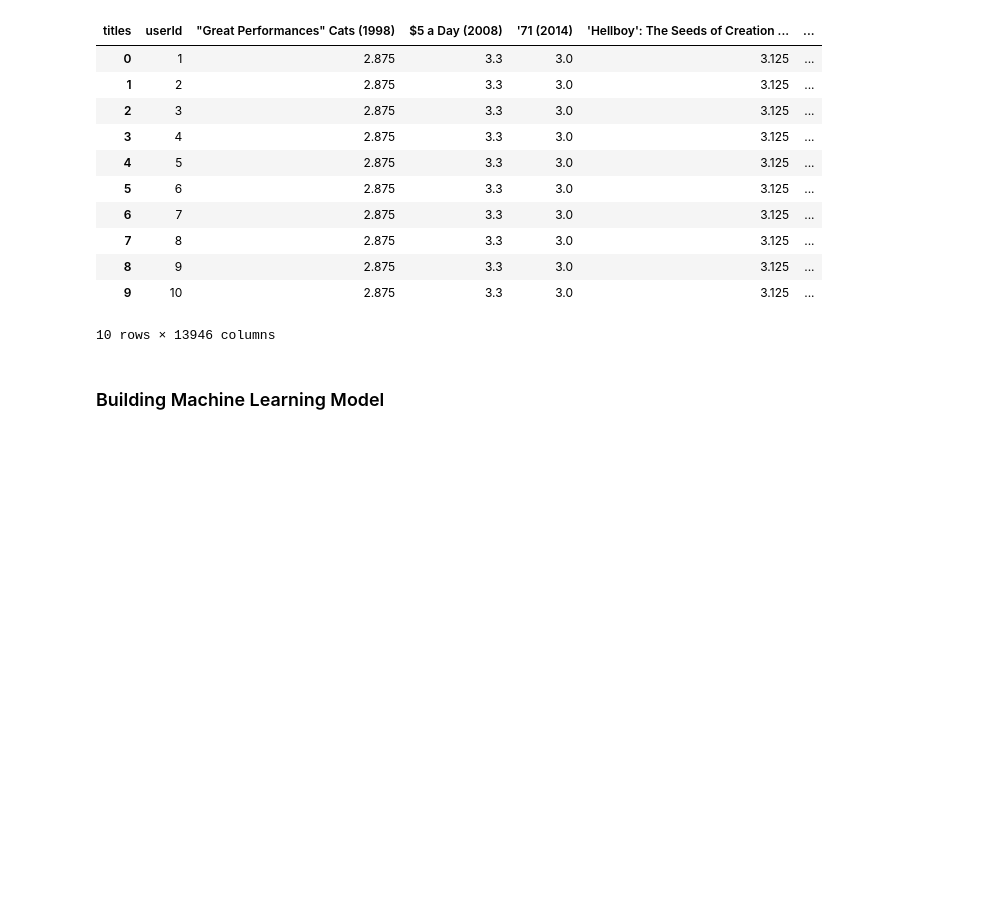
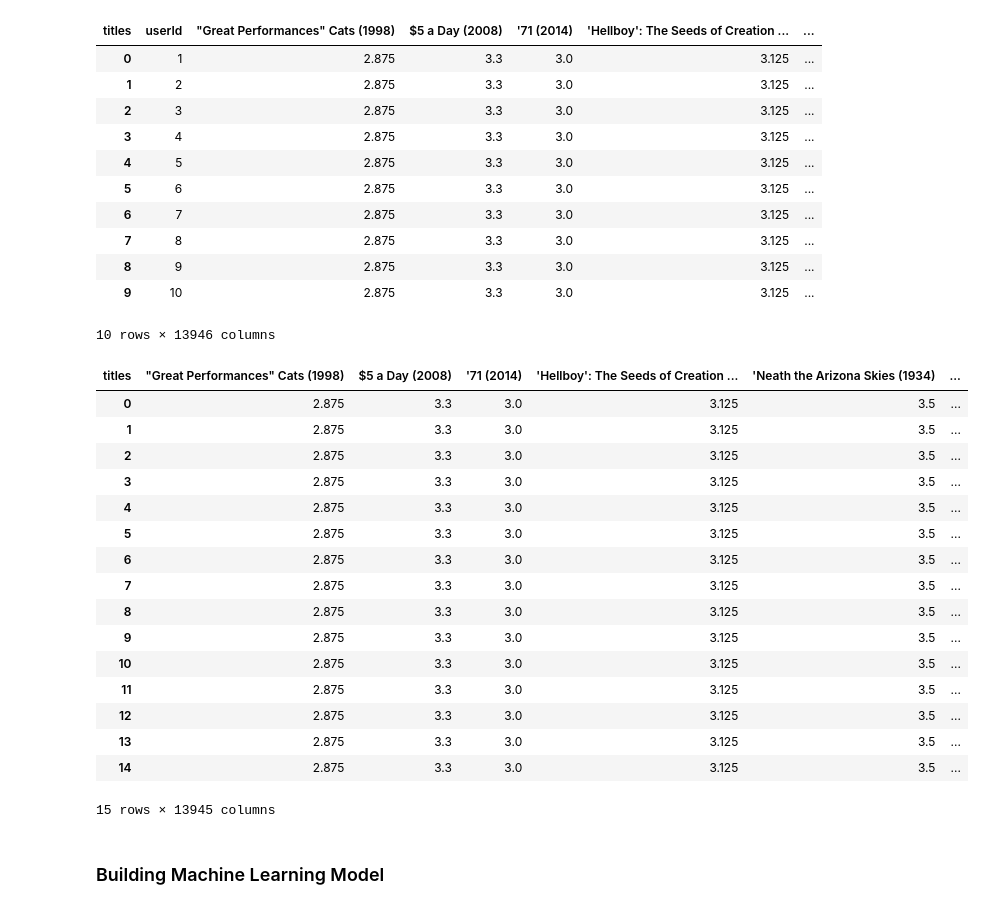
Before and after one commit to chasekregor/INFOCapstone, a Jupyter notebook: create_model.ipynb, the cells around one changed output. Drawn from its saved outputs; the diff is of its cells as text; code cells hidden in the pictures; blank space fills up the shorter version.

```diff
--- a/modelb.ipynb
+++ b/create_model.ipynb
@@ -50,6 +51,28 @@ modelb.head(10)
 | 8 | 9 | 2.875 | 3.3 | 3.0 | 3.125 | ... |
 | 9 | 10 | 2.875 | 3.3 | 3.0 | 3.125 | ... |
 10 rows × 13946 columns
+# %%
+modelb = modelb.drop(columns=['userId'])
+# %%
+modelb.head(15)
+# %% [output]
+| titles | "Great Performances" Cats (1998) | $5 a Day (2008) | '71 (2014) | 'Hellboy': The Seeds of Creation ... | 'Neath the Arizona Skies (1934) | ... |
+| 0 | 2.875 | 3.3 | 3.0 | 3.125 | 3.5 | ... |
+| 1 | 2.875 | 3.3 | 3.0 | 3.125 | 3.5 | ... |
+| 2 | 2.875 | 3.3 | 3.0 | 3.125 | 3.5 | ... |
+| 3 | 2.875 | 3.3 | 3.0 | 3.125 | 3.5 | ... |
+| 4 | 2.875 | 3.3 | 3.0 | 3.125 | 3.5 | ... |
+| 5 | 2.875 | 3.3 | 3.0 | 3.125 | 3.5 | ... |
+| 6 | 2.875 | 3.3 | 3.0 | 3.125 | 3.5 | ... |
+| 7 | 2.875 | 3.3 | 3.0 | 3.125 | 3.5 | ... |
+| 8 | 2.875 | 3.3 | 3.0 | 3.125 | 3.5 | ... |
+| 9 | 2.875 | 3.3 | 3.0 | 3.125 | 3.5 | ... |
+| 10 | 2.875 | 3.3 | 3.0 | 3.125 | 3.5 | ... |
+| 11 | 2.875 | 3.3 | 3.0 | 3.125 | 3.5 | ... |
+| 12 | 2.875 | 3.3 | 3.0 | 3.125 | 3.5 | ... |
+| 13 | 2.875 | 3.3 | 3.0 | 3.125 | 3.5 | ... |
+| 14 | 2.875 | 3.3 | 3.0 | 3.125 | 3.5 | ... |
+15 rows × 13945 columns
 # %% [markdown]
 ### Building Machine Learning Model
 # %%
```
Also changed, not shown: parts of 15 cells of this notebook, 1 other file.
